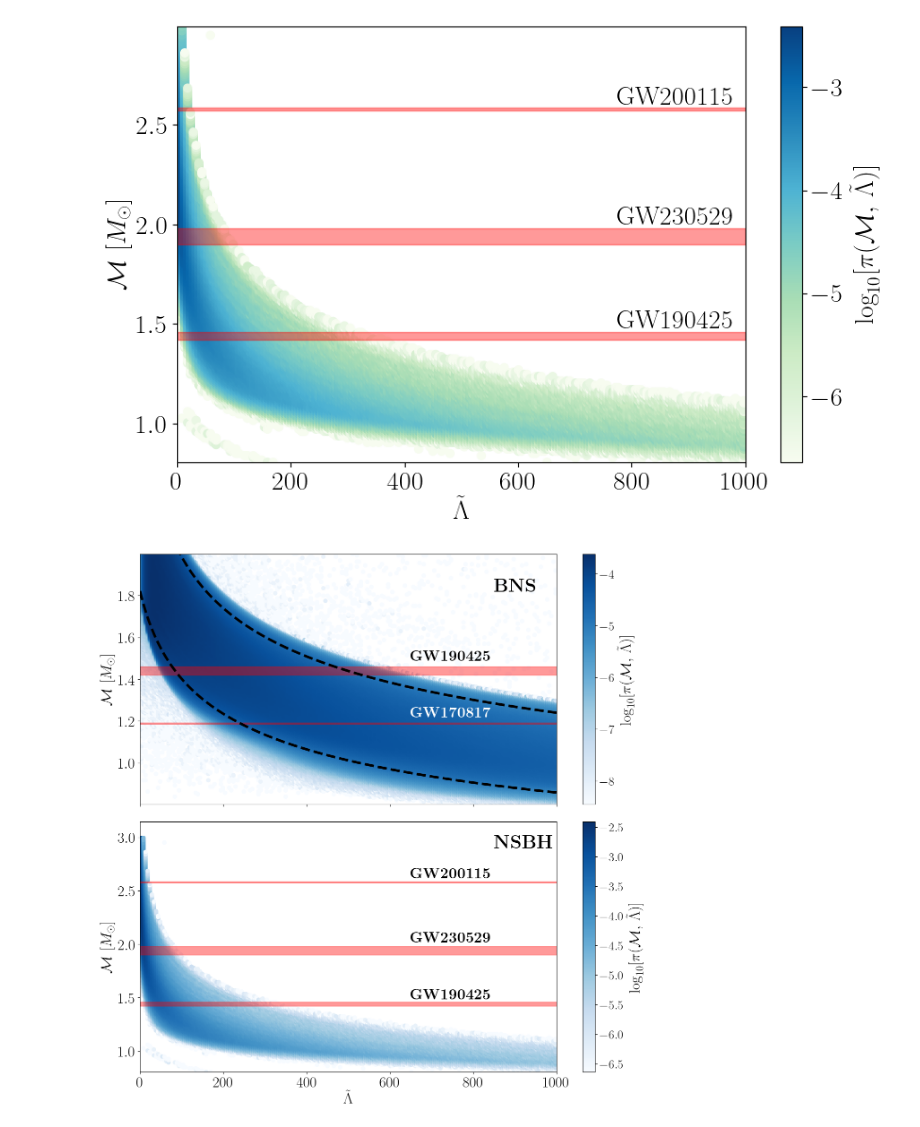
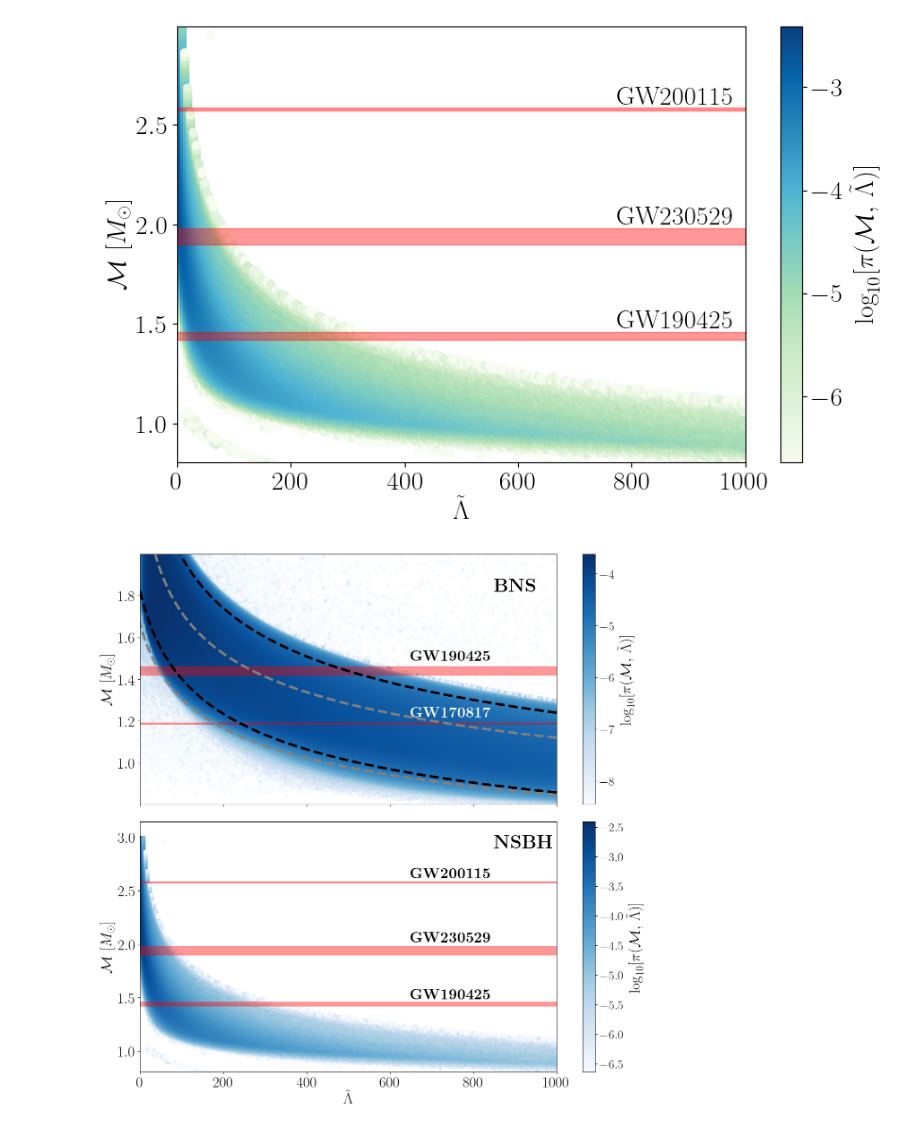
Before and after one commit to EckerChristian/MCLambdaBHNS, a Jupyter notebook: plotting_code/Fig_1_Plot_BNS_NSBH_priors.ipynb, the cells around one changed output. Drawn from its saved outputs; the diff is of its cells as text; code cells hidden in the pictures.

Commit message:
added contour of previous work, needs to be adjusted (comment).

```diff
--- a/plotting_code/Fig_1_Plot_BNS_NSBH_priors.ipynb
+++ b/plotting_code/Fig_1_Plot_BNS_NSBH_priors.ipynb
@@ -146,8 +146,15 @@ ax[0].set_ylabel(r'$\mathcal{M}\,\left[M_\odot\right]$',fontsize=the_fontsize)
 MM = np.linspace(0.8,2.1,100)
 fitup  =-23+2690/MM**4.5
 fitlow =-56+583 /MM**3.9
+# contours from 2203.14974
+fitup2  =-20+1800/MM**5
+fitlow2 =-50+500 /MM**4.5
+
 ax[0].plot(fitup[:], MM[:], color="black", linestyle="--",linewidth=4)
 ax[0].plot(fitlow[:], MM[:], color="black", linestyle="--",linewidth=4)
+
+ax[0].plot(fitup2[:], MM[:], color="gray", linestyle="--",linewidth=4)
+ax[0].plot(fitlow2[:], MM[:], color="gray", linestyle="--",linewidth=4)
 
 plt.text(850, 5.3, r'${\rm \textbf{BNS}}$', fontsize=30)
 
@@ -164,31 +171,31 @@ ax[1].set_rasterized(True)
 im2 = ax[1].scatter(tides2, mass2, c=np.log10(prob2), cmap='Blues', alpha=1.0)
 ax[1].axhspan(1.42, 1.46, color='red', alpha=0.4)
 ax[1].annotate(r'\textbf{GW190425}', (650, 1.49), fontsize=the_fontsize)
 ax[1].axhspan(6.09 - 0.06, 6.09 + 0.06, color='red', alpha=0.4)
 ax[1].annotate(r'\textbf{GW190814}', (650, 6.11), fontsize=the_fontsize)
 ax[1].axhspan(1.94 - 0.04, 1.94 + 0.04, color='red', alpha=0.4)
 ax[1].annotate(r'\textbf{GW230529}', (650, 2.02), fontsize=the_fontsize)
 ax[1].axhspan(2.58 - 0.007, 2.58 + 0.006, color='red', alpha=0.4)
 ax[1].annotate(r'\textbf{GW200115}', (650, 2.62), fontsize=the_fontsize)
 ax[1].set_xlim(0, 1000)
 ax[1].set_ylim(min(mass2), max(mass2)+0.15)
 ax[1].set_ylabel(r'$\mathcal{M}\,\left[M_\odot\right]$',fontsize=the_fontsize)
 ax[1].set_xlabel(r'$\tilde{\Lambda}$',fontsize=the_fontsize)
 
 plt.text(850, 2.9, r'${\rm \textbf{NSBH}}$', fontsize=30)
 
 # Adjust tick label font sizes
 for axis in ax:
     axis.tick_params(axis='both', which='both', labelsize=the_fontsize)
 
 # Add a color bar to the second subplot
 #fig.colorbar(im2, ax=ax[1], label=r'$\rm \log_{10}[\pi(\mathcal{M},\,\tilde{\Lambda})]$')
 cb = fig.colorbar(im2, ax=ax[1])
 cb.set_label(label=r'$\rm \log_{10}[\pi(\mathcal{M},\,\tilde{\Lambda})]$', fontsize=24)
 
 # Adjust layout and save the figure
 #plt.tight_layout()
 plt.savefig('Fig_1_Physics_priors.pdf', dpi=200,bbox_inches='tight')
 plt.show()
 # %% [output]
-[figure, old version]
+[figure, new version]
```
Also changed, not shown: 2 other files.
